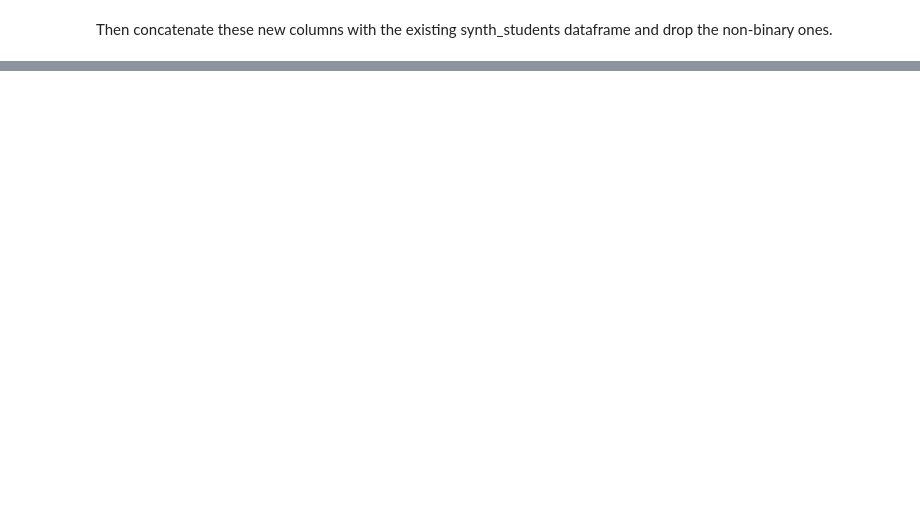
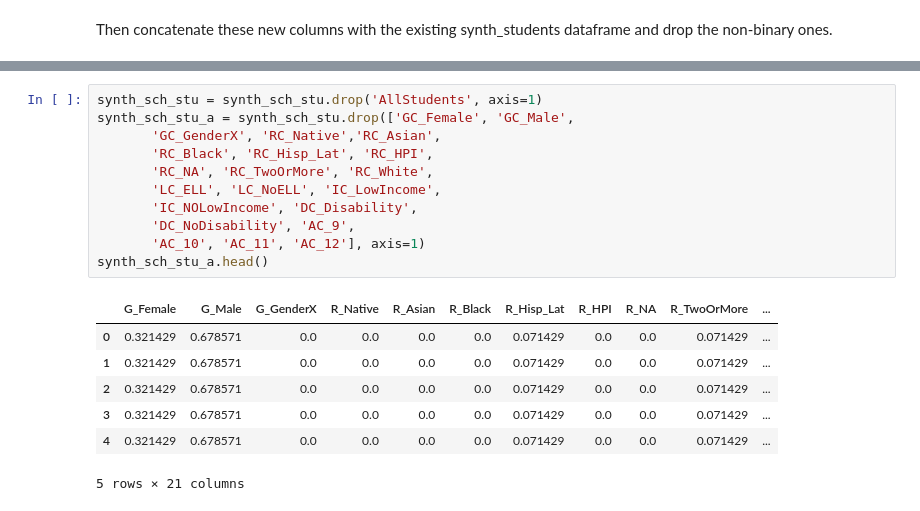
Before and after one commit to brinkbrink/WA_CS, a Jupyter notebook: WACSKeyPredictors.ipynb, the cells around one changed output, grey strips where cells are left out. Drawn from its saved outputs; the diff is of its cells as text; blank space fills up the shorter version.

```diff
--- a/WACSKeyPredictors.ipynb
+++ b/WACSKeyPredictors.ipynb
@@ -607,0 +709,19 @@ Now we are concerned with normalizing the generated data to prepare for PCA.
+# %%
+synth_sch_stu = synth_sch_stu.drop('AllStudents', axis=1)
+synth_sch_stu_a = synth_sch_stu.drop(['GC_Female', 'GC_Male',
+       'GC_GenderX', 'RC_Native','RC_Asian',
+       'RC_Black', 'RC_Hisp_Lat', 'RC_HPI',
+       'RC_NA', 'RC_TwoOrMore', 'RC_White',
+       'LC_ELL', 'LC_NoELL', 'IC_LowIncome',
+       'IC_NOLowIncome', 'DC_Disability',
+       'DC_NoDisability', 'AC_9',
+       'AC_10', 'AC_11', 'AC_12'], axis=1)
+synth_sch_stu_a.head()
+# %% [output]
+|  | G_Female | G_Male | G_GenderX | R_Native | R_Asian | R_Black | R_Hisp_Lat | R_HPI | R_NA | R_TwoOrMore | ... |
+| 0 | 0.321429 | 0.678571 | 0.0 | 0.0 | 0.0 | 0.0 | 0.071429 | 0.0 | 0.0 | 0.071429 | ... |
+| 1 | 0.321429 | 0.678571 | 0.0 | 0.0 | 0.0 | 0.0 | 0.071429 | 0.0 | 0.0 | 0.071429 | ... |
+| 2 | 0.321429 | 0.678571 | 0.0 | 0.0 | 0.0 | 0.0 | 0.071429 | 0.0 | 0.0 | 0.071429 | ... |
+| 3 | 0.321429 | 0.678571 | 0.0 | 0.0 | 0.0 | 0.0 | 0.071429 | 0.0 | 0.0 | 0.071429 | ... |
+| 4 | 0.321429 | 0.678571 | 0.0 | 0.0 | 0.0 | 0.0 | 0.071429 | 0.0 | 0.0 | 0.071429 | ... |
+5 rows × 21 columns
```
Also changed, not shown: parts of 33 cells of this notebook.
